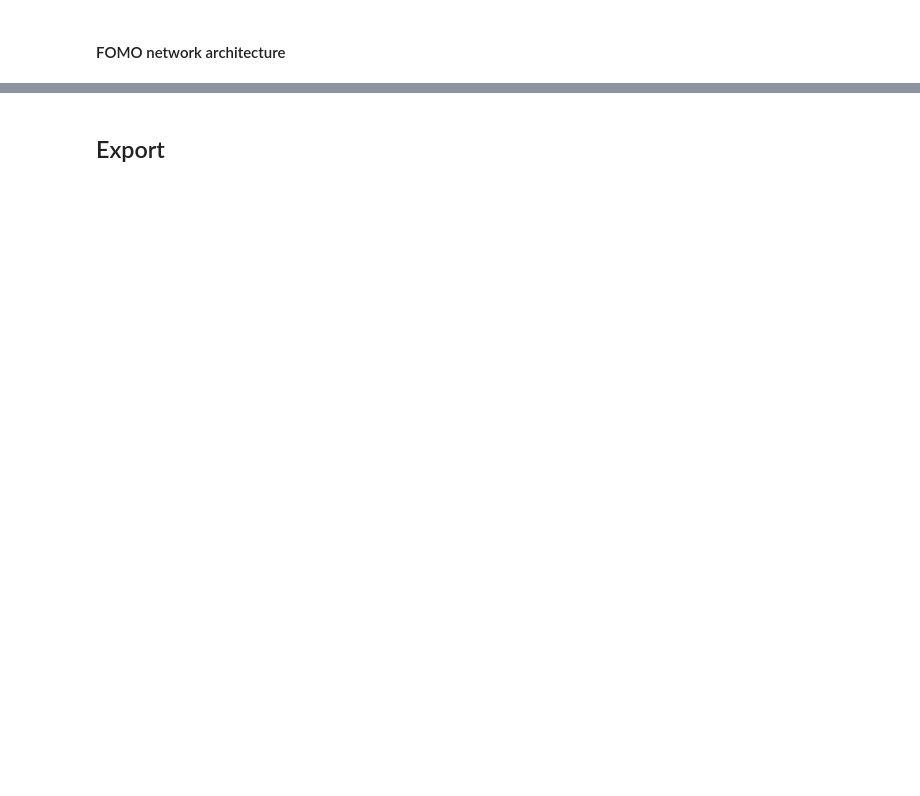
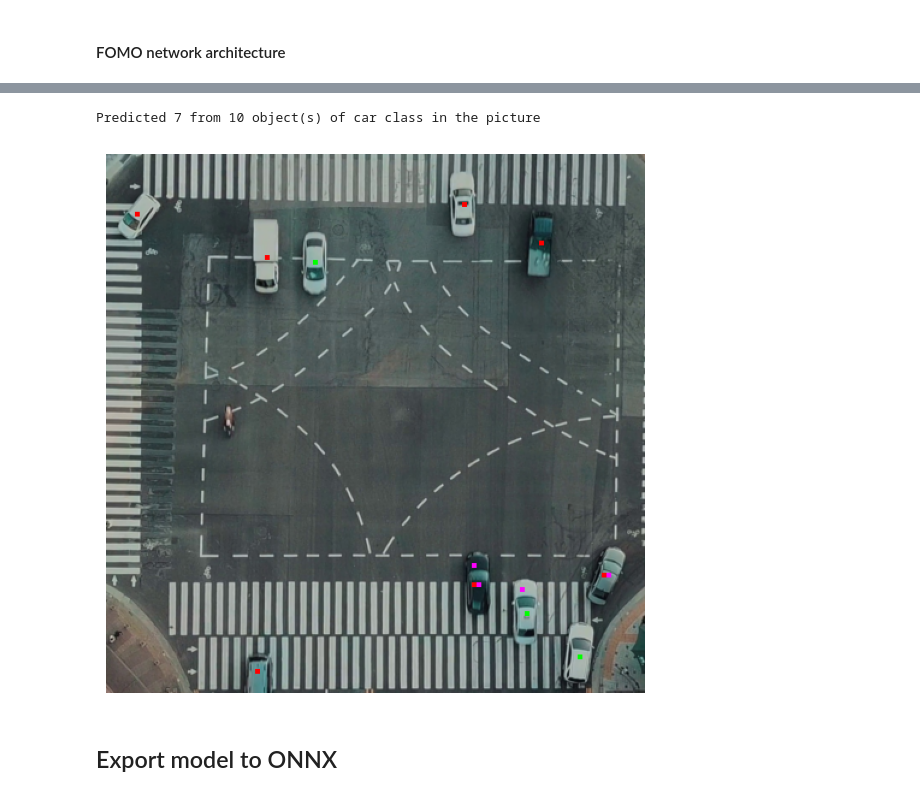
Before and after one commit to krzy3chu/FOMO, a Jupyter notebook: fomo.ipynb, the cells around one changed output, grey strips where cells are left out. Drawn from its saved outputs; the diff is of its cells as text; code cells hidden in the pictures; blank space fills up the shorter version.

```diff
--- a/fomo.ipynb
+++ b/fomo.ipynb
@@ -353,0 +393,3 @@ LOCAL_RANK: 0 - CUDA_VISIBLE_DEVICES: [0]
+# %%
+model_path = Path("Checkpoints") / EXPERIMENT_ID / RUN_ID / Path("checkpoints") / CKPT_FILE
+FOMO_model = FomoModule.load_from_checkpoint(str(model_path))
@@ -382,6 +443,0 @@ inspect_dataset(data_idx=6, class_idx=0)
-# %%
-MODEL_PATH = 'Checkpoints/373381907947535324/3c2a8ac78ee341d2b6634d4574e9db5d/checkpoints/epoch=0-step=13.ckpt'
-
-FOMO_model = FomoModule.load_from_checkpoint(MODEL_PATH)
-
-result = trainer.test(FOMO_model, datamodule=vehicle_data_module)
@@ -435,3 +444,34 @@ test_model(model_path="219408738261620929/9ea9c07e92c34661a62a0dda2712c21a/check
+# %%
+DATA_IDX = 3
+CLASS = "car"
+
+class_idx = CLASSES[CLASS]
+test_dataset = VehicleDataset(
+            DATASET_DIR / Path("test" if TEST_DATASET else "validation"),
+            vehicle_data_module._transform,
+            vehicle_data_module._target_transform,
+)
+image, mask, count = test_dataset = test_dataset[DATA_IDX]
+with torch.no_grad():
+    FOMO_model.eval()
+    mask_pred = FOMO_model(image.unsqueeze(0)).cpu()
+    mask_processed, cnt_processed = postprocess_prediction(mask_pred, threshold=DETECTION_THRESHOLD)
+mask_processed = mask_processed.squeeze(0)
+
+_, mask = convert_from_tensor(image, mask[class_idx])
+image, mask_processed = convert_from_tensor(image, mask_processed[class_idx])
+image[mask == 1] = (255, 0, 0)
+image[mask_processed == 1] = (255, 0, 255)
+mask_check = np.logical_and(mask, mask_processed)
+image[mask_check == 1] = (0, 255, 0)
+plt.figure(figsize = (7,7))
+plt.axis('off')
+plt.imshow(image)
+
+print("Predicted", str(cnt_processed[class_idx].item()), "from" , str(count[class_idx]), "object(s) of", CLASS, "class in the picture")
+# %% [output]
+Predicted 7 from 10 object(s) of car class in the picture
+[figure, added]
 # %% [markdown]
-## Export
+## Export model to ONNX
 # %%
```
Also changed, not shown: parts of 47 cells of this notebook, 1 other file.
